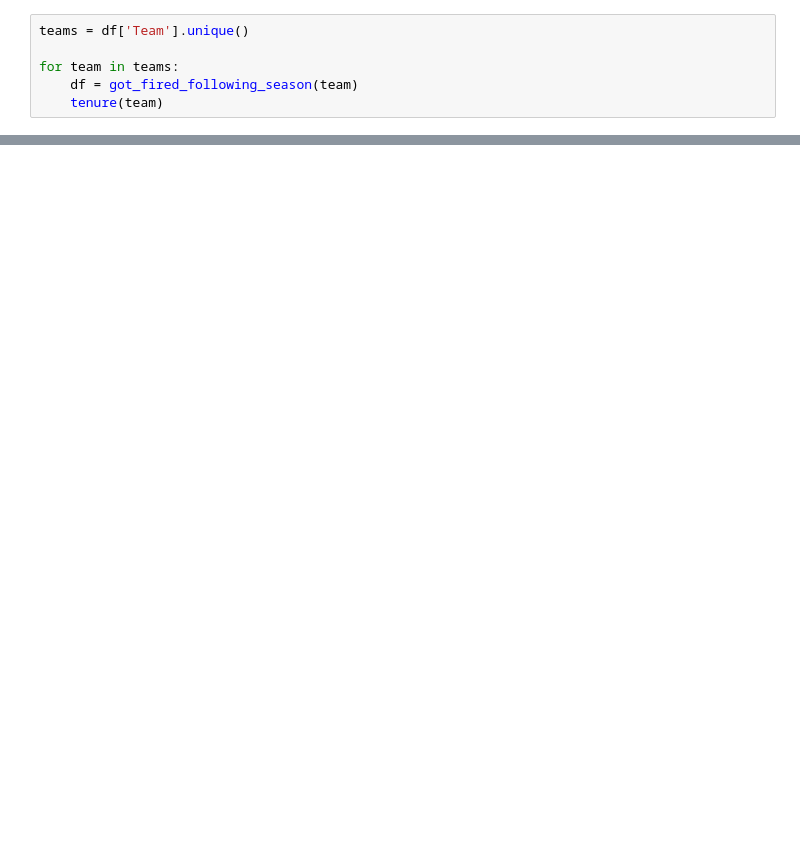
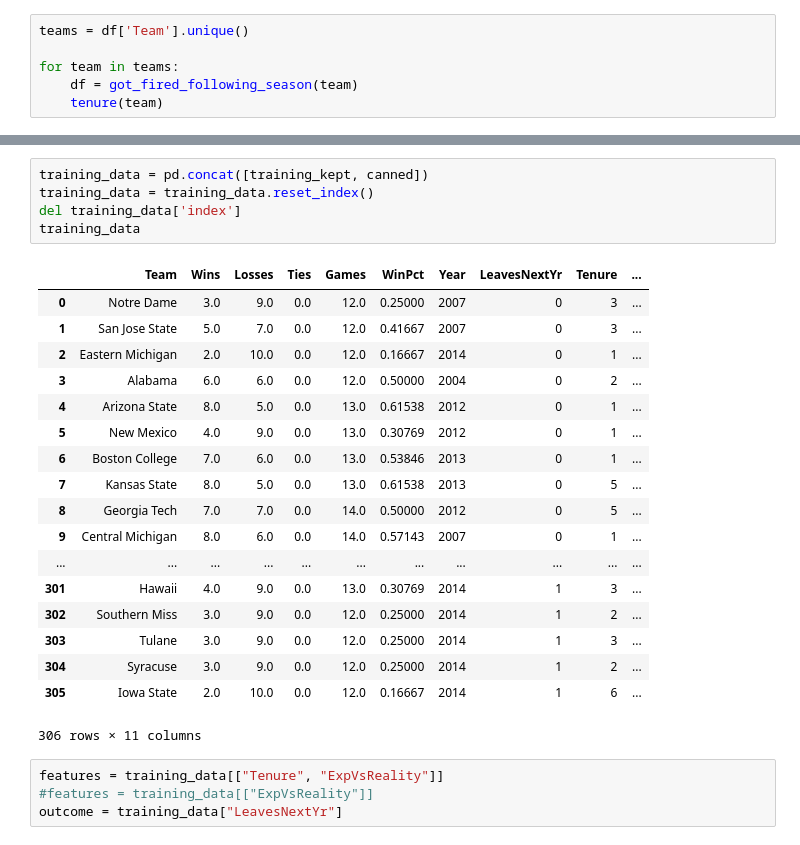
Before and after one commit to bighomeyg/ncaa_hot_seat_2016, a Jupyter notebook: hot_seat_coaches_2016.ipynb, the cells around one changed output, grey strips where cells are left out. Cells and saved outputs as stored; diff of their text form; blank space fills up the shorter version.

```diff
--- a/hot_seat_coaches_2016.ipynb
+++ b/hot_seat_coaches_2016.ipynb
@@ -84,0 +156,28 @@ for team in teams:
+# %%
+training_data = pd.concat([training_kept, canned])
+training_data = training_data.reset_index()
+del training_data['index']
+training_data
+# %% [output]
+|  | Team | Wins | Losses | Ties | Games | WinPct | Year | LeavesNextYr | Tenure | ... |
+| 0 | Notre Dame | 3.0 | 9.0 | 0.0 | 12.0 | 0.25000 | 2007 | 0 | 3 | ... |
+| 1 | San Jose State | 5.0 | 7.0 | 0.0 | 12.0 | 0.41667 | 2007 | 0 | 3 | ... |
+| 2 | Eastern Michigan | 2.0 | 10.0 | 0.0 | 12.0 | 0.16667 | 2014 | 0 | 1 | ... |
+| 3 | Alabama | 6.0 | 6.0 | 0.0 | 12.0 | 0.50000 | 2004 | 0 | 2 | ... |
+| 4 | Arizona State | 8.0 | 5.0 | 0.0 | 13.0 | 0.61538 | 2012 | 0 | 1 | ... |
+| 5 | New Mexico | 4.0 | 9.0 | 0.0 | 13.0 | 0.30769 | 2012 | 0 | 1 | ... |
+| 6 | Boston College | 7.0 | 6.0 | 0.0 | 13.0 | 0.53846 | 2013 | 0 | 1 | ... |
+| 7 | Kansas State | 8.0 | 5.0 | 0.0 | 13.0 | 0.61538 | 2013 | 0 | 5 | ... |
+| 8 | Georgia Tech | 7.0 | 7.0 | 0.0 | 14.0 | 0.50000 | 2012 | 0 | 5 | ... |
+| 9 | Central Michigan | 8.0 | 6.0 | 0.0 | 14.0 | 0.57143 | 2007 | 0 | 1 | ... |
+| ... | ... | ... | ... | ... | ... | ... | ... | ... | ... | ... |
+| 301 | Hawaii | 4.0 | 9.0 | 0.0 | 13.0 | 0.30769 | 2014 | 1 | 3 | ... |
+| 302 | Southern Miss | 3.0 | 9.0 | 0.0 | 12.0 | 0.25000 | 2014 | 1 | 2 | ... |
+| 303 | Tulane | 3.0 | 9.0 | 0.0 | 12.0 | 0.25000 | 2014 | 1 | 3 | ... |
+| 304 | Syracuse | 3.0 | 9.0 | 0.0 | 12.0 | 0.25000 | 2014 | 1 | 2 | ... |
+| 305 | Iowa State | 2.0 | 10.0 | 0.0 | 12.0 | 0.16667 | 2014 | 1 | 6 | ... |
+306 rows × 11 columns
+# %%
+features = training_data[["Tenure", "ExpVsReality"]]
+#features = training_data[["ExpVsReality"]]
+outcome = training_data["LeavesNextYr"]
```
Also changed, not shown: parts of 20 cells of this notebook, 1 other file.
